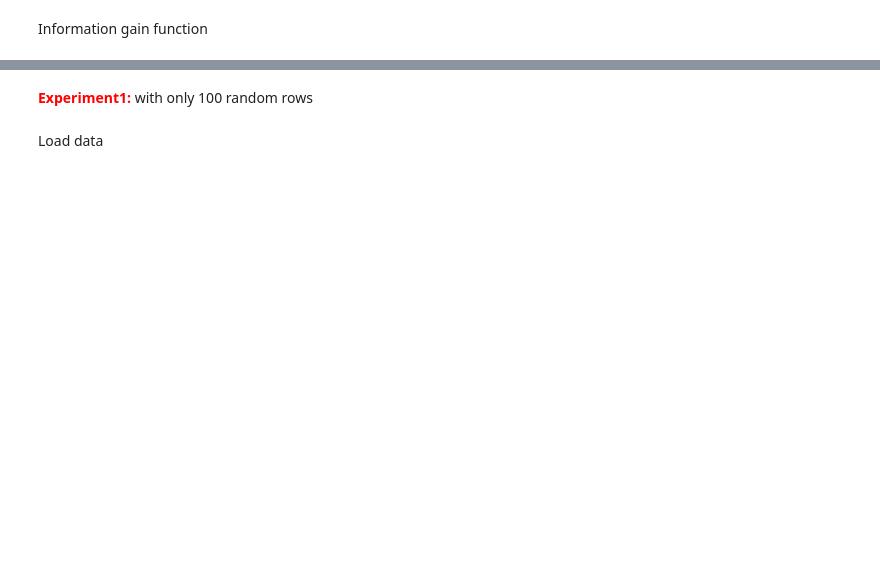
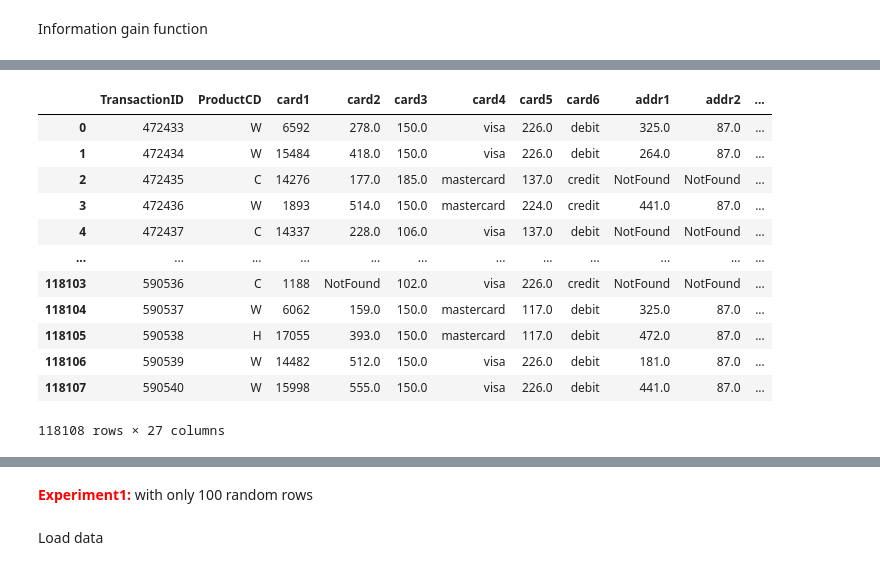
Before and after one commit to YinQingYuanQue/HM1_DT_CS529, a Jupyter notebook: HM1.ipynb, the cells around one changed output, grey strips where cells are left out. Cells and saved outputs as stored; diff of their text form; code cells hidden in the pictures; blank space fills up the shorter version.

```diff
--- a/HM1.ipynb
+++ b/HM1.ipynb
@@ -175 +125,19 @@ def IG(Input_Dataframe, Split_feature, IG_methods): #IG_methods = 'Gini'/ 'Entro
+# %%
+test1 = test.copy()
+test1.loc[test1['C1'] <= 3, 'Num_Cat'] = 0
+test1
+# %% [output]
+|  | TransactionID | ProductCD | card1 | card2 | card3 | card4 | card5 | card6 | addr1 | addr2 | ... |
+| 0 | 472433 | W | 6592 | 278.0 | 150.0 | visa | 226.0 | debit | 325.0 | 87.0 | ... |
+| 1 | 472434 | W | 15484 | 418.0 | 150.0 | visa | 226.0 | debit | 264.0 | 87.0 | ... |
+| 2 | 472435 | C | 14276 | 177.0 | 185.0 | mastercard | 137.0 | credit | NotFound | NotFound | ... |
+| 3 | 472436 | W | 1893 | 514.0 | 150.0 | mastercard | 224.0 | credit | 441.0 | 87.0 | ... |
+| 4 | 472437 | C | 14337 | 228.0 | 106.0 | visa | 137.0 | debit | NotFound | NotFound | ... |
+| ... | ... | ... | ... | ... | ... | ... | ... | ... | ... | ... | ... |
+| 118103 | 590536 | C | 1188 | NotFound | 102.0 | visa | 226.0 | credit | NotFound | NotFound | ... |
+| 118104 | 590537 | W | 6062 | 159.0 | 150.0 | mastercard | 117.0 | debit | 325.0 | 87.0 | ... |
+| 118105 | 590538 | H | 17055 | 393.0 | 150.0 | mastercard | 117.0 | debit | 472.0 | 87.0 | ... |
+| 118106 | 590539 | W | 14482 | 512.0 | 150.0 | visa | 226.0 | debit | 181.0 | 87.0 | ... |
+| 118107 | 590540 | W | 15998 | 555.0 | 150.0 | visa | 226.0 | debit | 441.0 | 87.0 | ... |
+118108 rows × 27 columns
 # %%
```
Also changed, not shown: parts of 16 cells of this notebook.
